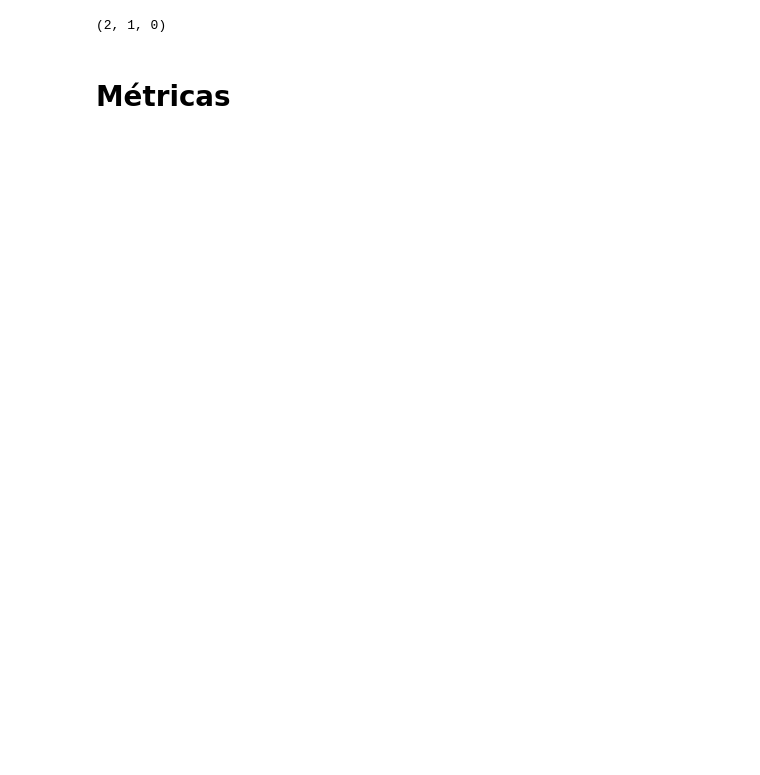
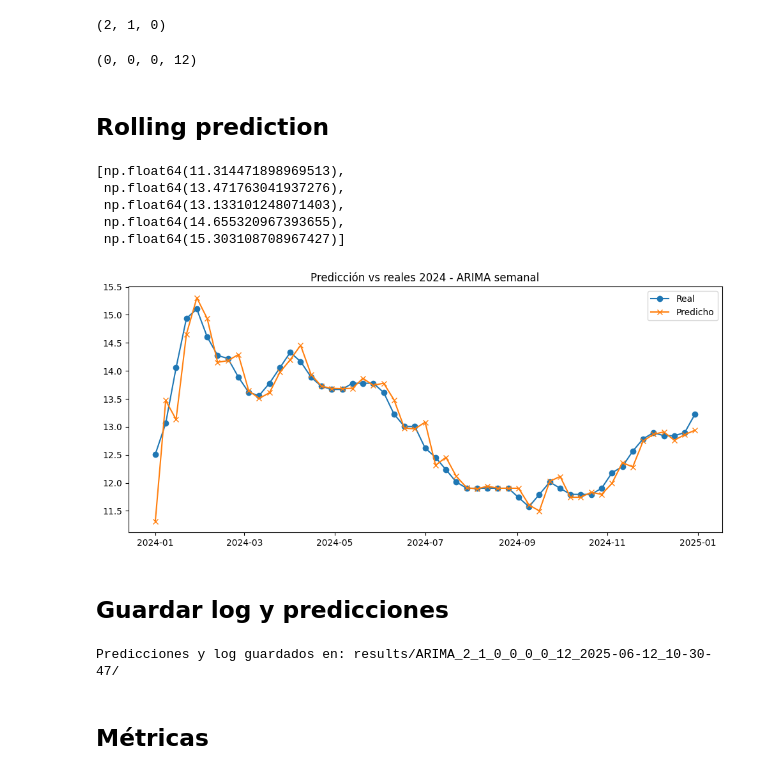
Before and after one commit to Nagu-Corporation-SPA/Price_prediction, a Jupyter notebook: Notebooks/arima_semanal.ipynb, the cells around one changed output. Cells and saved outputs as stored; diff of their text form; code cells hidden in the pictures; blank space fills up the shorter version.

Commit message:
Rolling prediction y métricas guardadas con log para arima semanal

```diff
--- a/Notebooks/arima_semanal.ipynb
+++ b/Notebooks/arima_semanal.ipynb
@@ -282,2 +226,76 @@ pred_df.to_csv(dir_checkpoint + 'predicciones.csv', index=False)
-# %% [markdown]
-# Métricas
+# %%
+seasonal_order
+# %% [output]
+(0, 0, 0, 12)
+# %% [markdown]
+## Rolling prediction
+# %%
+# --- ROLLING PREDICTION SEMANAL ---
+serie_rolling = train.copy()
+predicciones = []
+fechas_pred = pd.date_range('2024-01-01', '2024-12-30', freq='W-MON')  # Todos los lunes de 2024
+
+for fecha in fechas_pred:
+    modelo = ARIMA(serie_rolling, order=order, seasonal_order=seasonal_order)
+    fitted = modelo.fit()
+    pred = fitted.forecast(steps=1).iloc[0]
+    predicciones.append(pred)
+
+    # Si tienes datos reales para esa fecha, puedes usarlos aquí
+    if fecha in df_semanal.index:
+        valor_a_agregar = df_semanal.loc[fecha]
+    else:
+        valor_a_agregar = pred
+
+    serie_rolling = pd.concat([serie_rolling, pd.Series([valor_a_agregar], index=[fecha])])
+# %%
+# ver las 5 primeras predicciones
+predicciones[:5]
+# %% [output]
+[np.float64(11.314471898969513),
+ np.float64(13.471763041937276),
+ np.float64(13.133101248071403),
+ np.float64(14.655320967393655),
+ np.float64(15.303108708967427)]
+# %%
+reales_disponibles = [df_semanal[fecha] if fecha in df_semanal.index else None for fecha in fechas_pred]
+
+plt.figure(figsize=(12, 5))
+plt.plot(fechas_pred, reales_disponibles, label='Real', marker='o') # REAL
+plt.plot(fechas_pred, predicciones, label='Predicho', marker='x')   # PREDICHO
+plt.title('Predicción vs reales 2024 - ARIMA semanal')
+plt.legend()
+#plt.grid(True)
+plt.show()
+# %% [output]
+[figure, added]
+# %% [markdown]
+## Guardar log y predicciones
+# %%
+# --- GUARDAR LOG Y PREDICCIONES ---
+horizonte = len(fechas_pred) # 53 semanas predichas
+date = pd.Timestamp.now().strftime('%Y-%m-%d_%H-%M-%S')
+dir_checkpoint = f"""results/ARIMA_{order[0]}_{order[1]}_{order[2]}_{seasonal_order[0]}_{seasonal_order[1]}_{seasonal_order[2]}_{seasonal_order[3]}_{date}/"""
+
+os.makedirs(dir_checkpoint, exist_ok=True)
+
+logDict = {
+    "p": order[0], "d": order[1], "q": order[2],
+    "P": seasonal_order[0], "D": seasonal_order[1],
+    "Q": seasonal_order[2], "M": seasonal_order[3],
+    "Horizonte": horizonte,
+    "Rolling": "Semanal 2024"
+}
+
+with open(os.path.join(dir_checkpoint, 'log.json'), 'w') as f:
+    json.dump(logDict, f, indent=4)
+
+# Guardar CSV de predicciones
+pred_df = pd.DataFrame({'fecha': fechas_pred, 'predicho': predicciones})
+pred_df.to_csv(os.path.join(dir_checkpoint, 'predicciones.csv'), index=False)
+
+print(f"Predicciones y log guardados en: {dir_checkpoint}")
+# %% [output]
+Predicciones y log guardados en: results/ARIMA_2_1_0_0_0_0_12_2025-06-12_10-30-47/
+# %% [markdown]
+## Métricas
```
Also changed, not shown: parts of 4 cells of this notebook.
